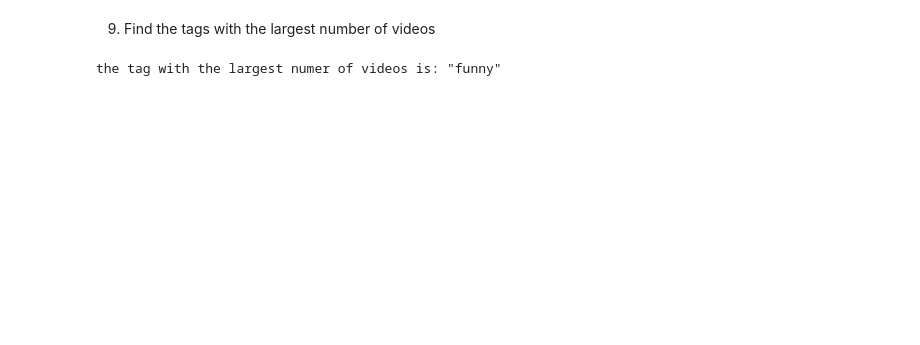
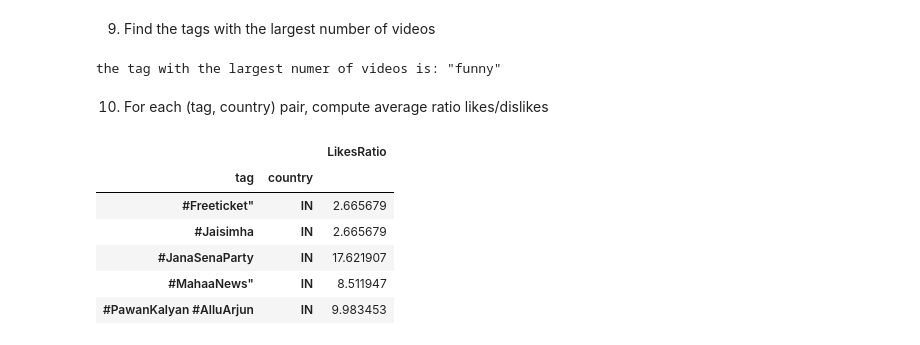
Before and after one commit to pietromaggioni/Foundation-of-Computer-Science-Project---UNIMIB, a Jupyter notebook: FCS-project.ipynb, the cells around one changed output. Cells and saved outputs as stored; diff of their text form; code cells hidden in the pictures; blank space fills up the shorter version.

```diff
--- a/FCS-project.ipynb
+++ b/FCS-project.ipynb
@@ -193,3 +193,25 @@ max_tag = tag_counts[tag_counts['num_videos'] == maxNumber]['tag'][0]
 print(f'the tag with the largest numer of videos is: {max_tag}')
 # %% [output]
 the tag with the largest numer of videos is: "funny"
+# %% [markdown]
+ 10. For each (tag, country) pair, compute average ratio likes/dislikes
+# %%
+#creation of a temporary df to avoid memory problems --> expoding the tags column will create a large number of additional rows
+temp_df = final_df[['tags', 'likes', 'dislikes', 'country', 'LikesRatio']].copy()
+temp_df.dropna(subset=['tags'], inplace=True)
+temp_df['tag'] = temp_df['tags'].str.split('|')
+temp_df = temp_df.explode('tag')
+temp_df = temp_df[temp_df['tag'] != '']   #before adding this line i had an empty tag per contry in the groupby --> possible presence of '||'
+group = temp_df.groupby(['tag', 'country'])
+agg = anal.agg({
+    'LikesRatio': 'mean'
+})
+agg.head(5)
+# %% [output]
+|  |  | LikesRatio |
+| tag | country |  |
+| #Freeticket" | IN | 2.665679 |
+| #Jaisimha | IN | 2.665679 |
+| #JanaSenaParty | IN | 17.621907 |
+| #MahaaNews" | IN | 8.511947 |
+| #PawanKalyan #AlluArjun | IN | 9.983453 |
```
Also changed, not shown: parts of 5 cells of this notebook.
